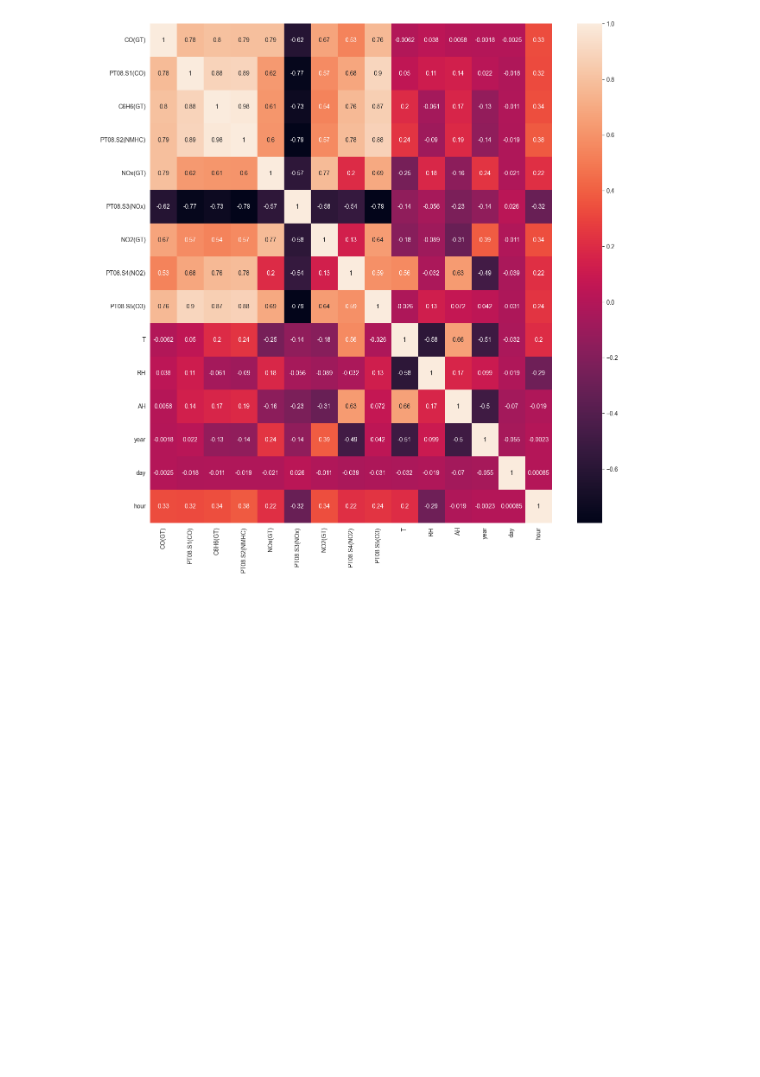
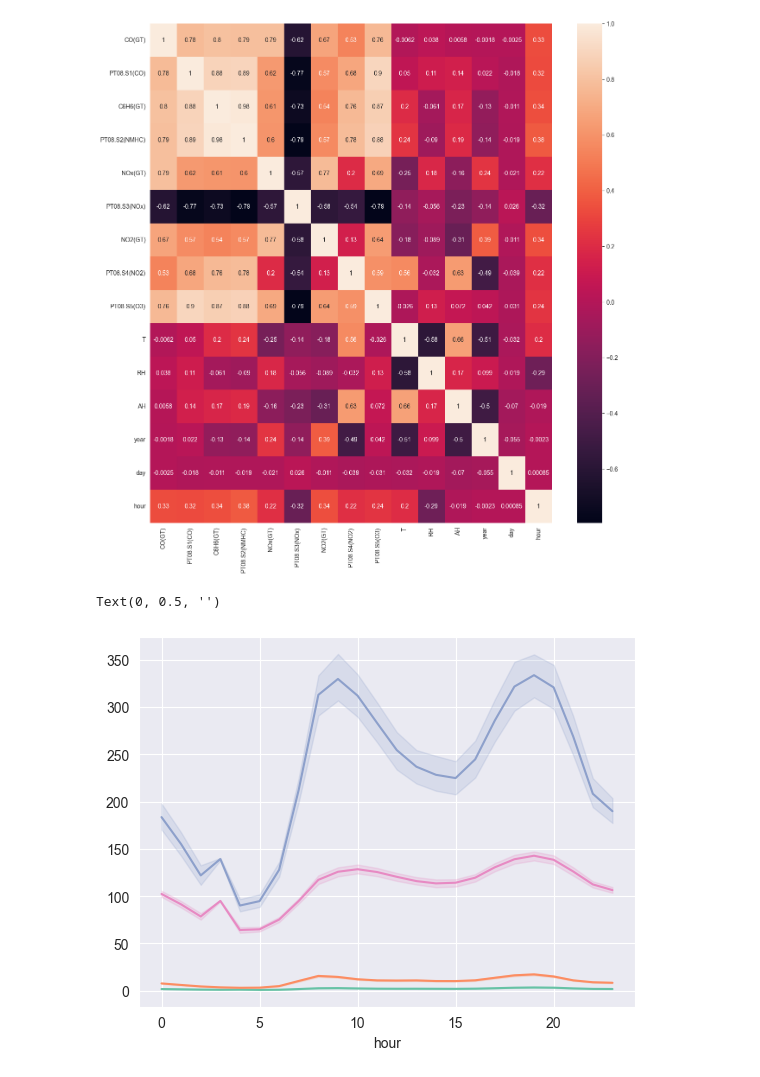
Before and after one commit to stwz13/ml, a Jupyter notebook: lab1_air.ipynb, the cells around one changed output. Drawn from its saved outputs; the diff is of its cells as text; code cells hidden in the pictures; blank space fills up the shorter version.

Commit message:
graphics for air

```diff
--- a/lab1_air.ipynb
+++ b/lab1_air.ipynb
@@ -361,3 +362,12 @@ sns.heatmap(data[numeric_columns].corr(), annot=True)
 # %% [output]
 <Axes: >
 [figure]
+# %%
+gt_columns = ["CO(GT)", "C6H6(GT)", "NOx(GT)", "NO2(GT)"]
+for column in gt_columns:
+    sns.lineplot(data, x="hour", y=column, markers=True)
+
+plt.ylabel("")
+# %% [output]
+Text(0, 0.5, '')
+[figure, added]
```
Also changed, not shown: parts of 3 cells of this notebook.
